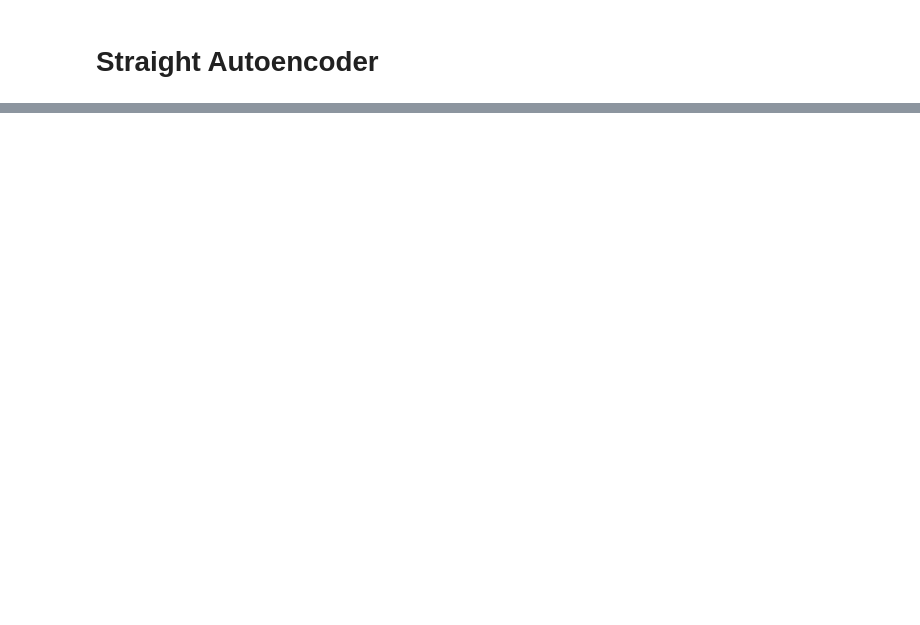
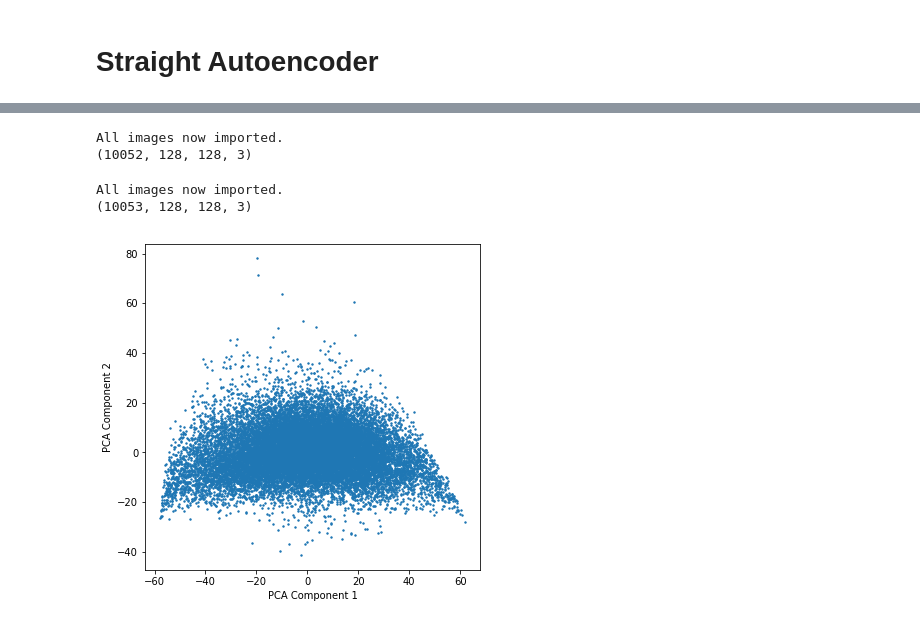
Before and after one commit to meschw04/cse6242_az-il-group, a Jupyter notebook: scripts/2-autoencoder.ipynb, the cells around one changed output, grey strips where cells are left out. Saved outputs shown, nothing was run; the diff lists cells and outputs as text; code cells hidden in the pictures; blank space fills up the shorter version.

```diff
--- a/scripts/2-autoencoder.ipynb
+++ b/scripts/2-autoencoder.ipynb
@@ -228,0 +409,76 @@ plt.show()
+# %%
+import ast
+all_images_list_1 = []
+all_playcounts_1 = []
+all_tags_1 = []
+
+for i in os.listdir('stuart_contrib/album_images')[:int(len(os.listdir('stuart_contrib/album_images'))/2)]:
+    im = cv2.imread('stuart_contrib/album_images'+'/'+i)
+    t = albums_df.loc[albums_df['image_path'] == 'album_images/'+i]
+    all_playcounts_1.append(int(t['playcount']))
+    new_cat = 'other'
+    for cat in top_categories:
+        if cat in ast.literal_eval(t['tags'].tolist()[0]):
+            new_cat = cat
+            break
+        else:
+            pass
+    all_tags_1.append(new_cat)
+    all_images_list_1.append(np.array(im)/255.)
+all_images_list_1 = np.array(all_images_list_1)
+
+print('All images now imported.')
+print(all_images_list_1.shape)
+# %% [output]
+All images now imported.
+(10052, 128, 128, 3)
+# %%
+pca_encoded = []
+for i in all_images_list_1:
+    test1 = load_encoder.predict(np.array([i])).flatten()
+    pca_encoded.append(test1)
+del all_images_list_1
+# %%
+import ast
+all_images_list_2 = []
+all_playcounts_2 = []
+all_tags_2 = []
+
+for i in os.listdir('stuart_contrib/album_images')[int(len(os.listdir('stuart_contrib/album_images'))/2):]:
+    im = cv2.imread('stuart_contrib/album_images'+'/'+i)
+    t = albums_df.loc[albums_df['image_path'] == 'album_images/'+i]
+    all_playcounts_2.append(int(t['playcount']))
+    new_cat = 'other'
+    for cat in top_categories:
+        if cat in ast.literal_eval(t['tags'].tolist()[0]):
+            new_cat = cat
+            break
+        else:
+            pass
+    all_tags_2.append(new_cat)
+    all_images_list_2.append(np.array(im)/255.)
+all_images_list_2 = np.array(all_images_list_2)
+
+print('All images now imported.')
+print(all_images_list_2.shape)
+# %% [output]
+All images now imported.
+(10053, 128, 128, 3)
+# %%
+for i in all_images_list_2:
+    test1 = load_encoder.predict(np.array([i])).flatten()
+    pca_encoded.append(test1)
+del all_images_list_2
+# %%
+from sklearn.decomposition import PCA
+pca_look = PCA(n_components=2)
+pca_look.fit(np.array(pca_encoded))
+two_d = pca_look.fit_transform(pca_encoded)
+
+plt.figure(figsize=(6,6))
+plt.scatter([i[0] for i in two_d],[i[1] for i in two_d],s=2)
+plt.xlabel('PCA Component 1')
+plt.ylabel('PCA Component 2')
+plt.show()
+# %% [output]
+[figure, added]
```
Also changed, not shown: parts of 18 cells of this notebook.
